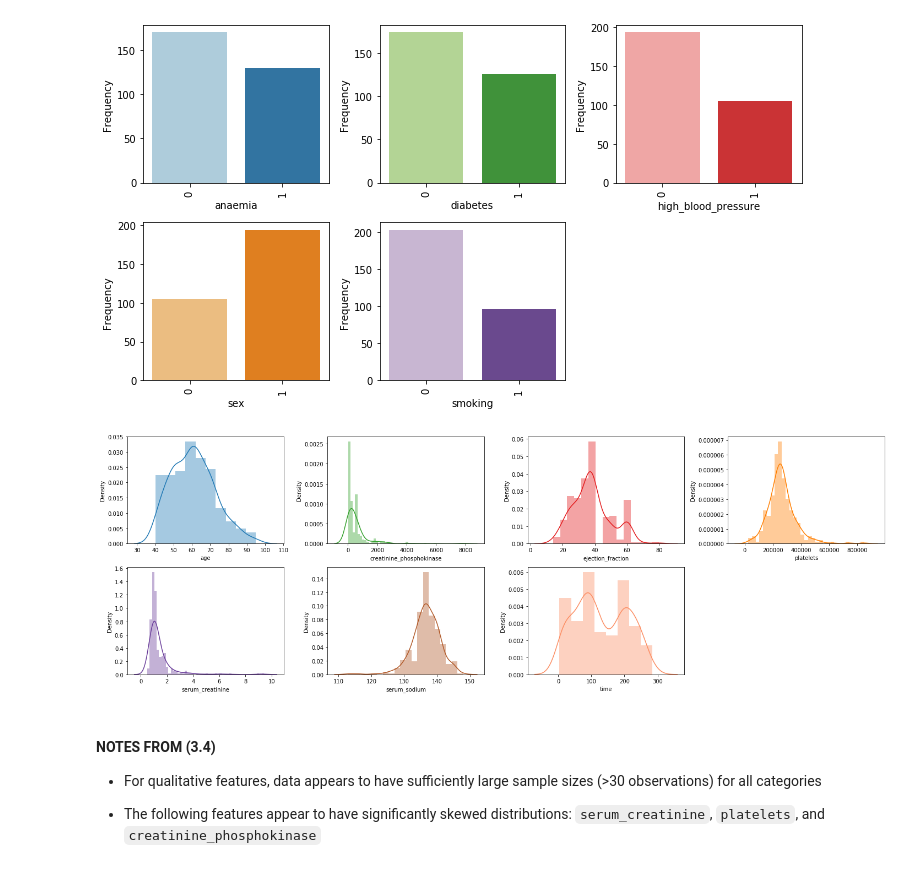
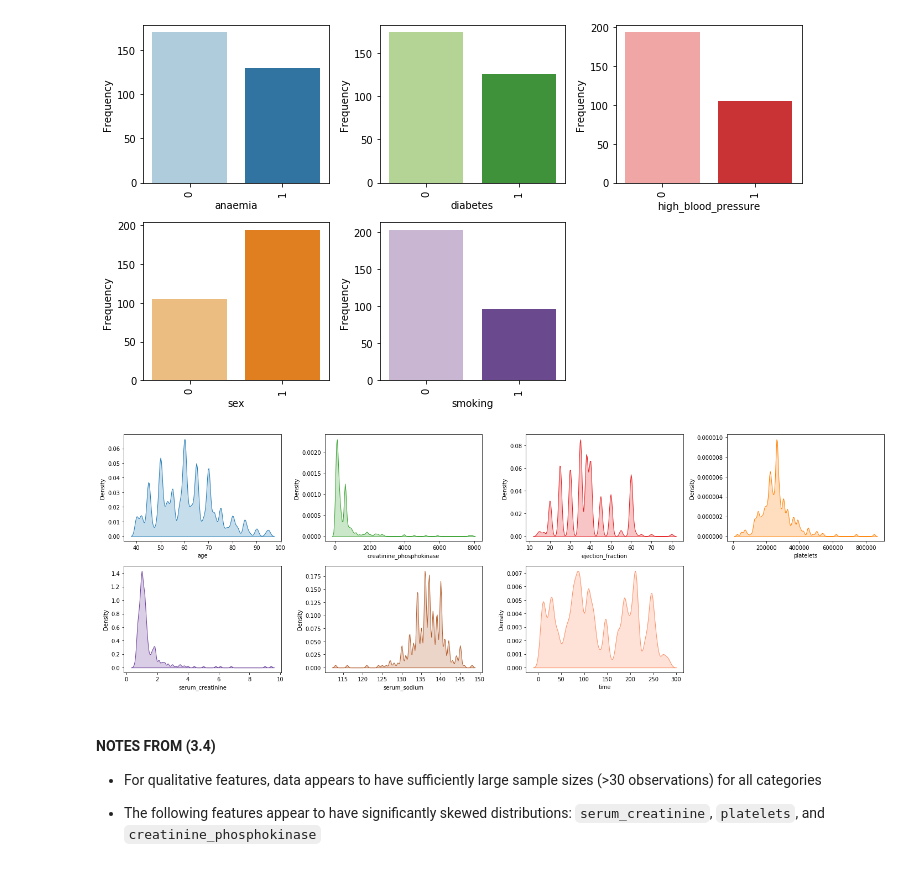
Before and after one commit to patohdzs/datadventures, a Jupyter notebook: cardiac-arrest/heart-failure.ipynb, the cells around one changed output. Saved outputs shown, nothing was run; the diff lists cells and outputs as text; code cells hidden in the pictures.

```diff
--- a/cardiac-arrest/heart-failure.ipynb
+++ b/cardiac-arrest/heart-failure.ipynb
@@ -261,17 +261,20 @@ plt.show()
 # %%
 
 # Plotting distribution of quantitative variables
 fig = plt.figure(figsize=(20,36))
 
 for i in range(len(quant_feats.columns)):
 
     fig.add_subplot(11,4,i+1)
-    sns.distplot(quant_feats.iloc[:,i], color=standard_palette[2*i+1])
+    sns.kdeplot(quant_feats.iloc[:,i],
+                color=standard_palette[2*i+1],
+                fill=True,
+                bw_adjust=0.2)
 
 plt.tight_layout()
 plt.show()
 # %% [output]
-[figure, old version]
+[figure, new version]
 # %% [markdown]
 
 #### **NOTES FROM (3.4)**
```
Also changed, not shown: parts of 3 cells of this notebook.
